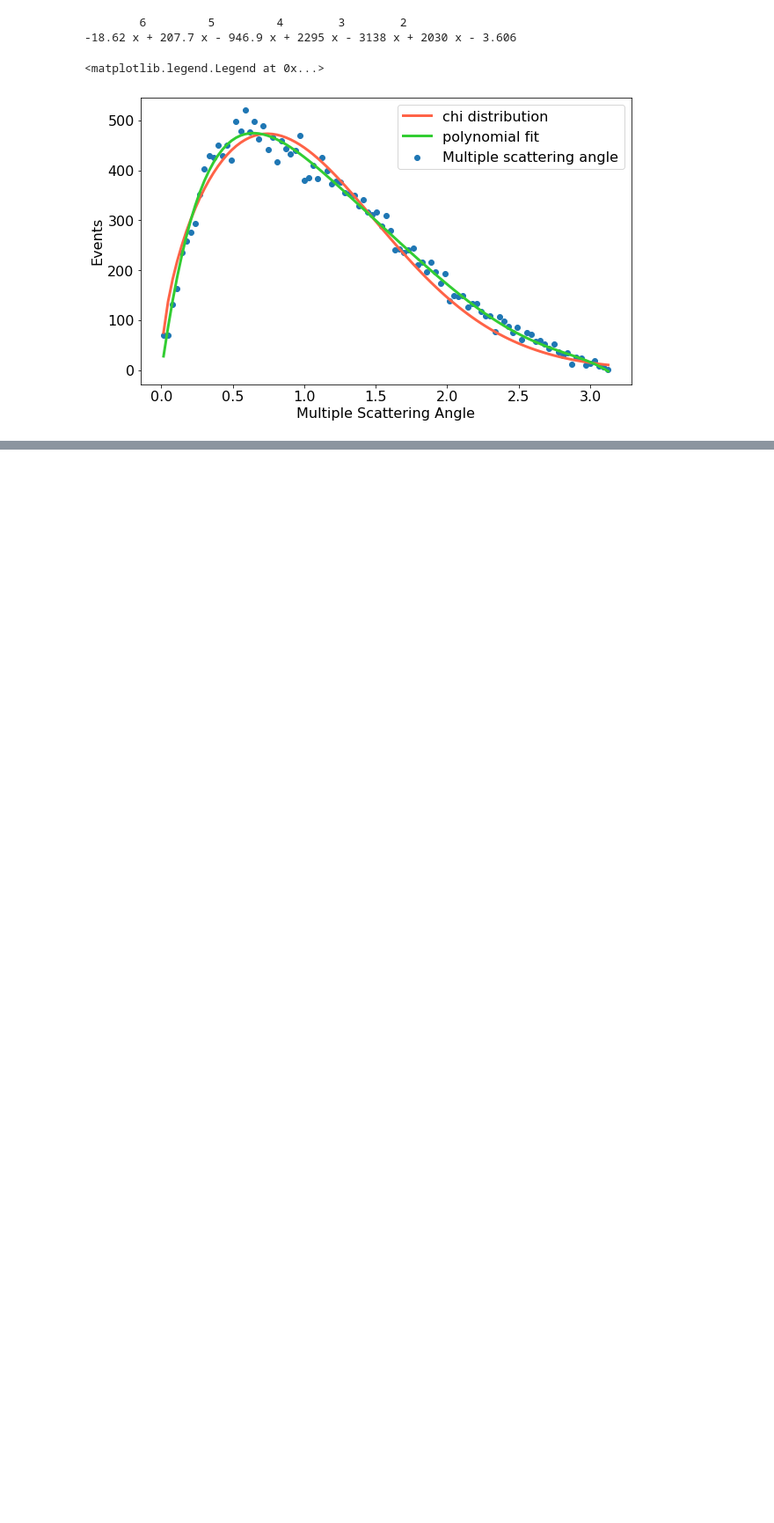
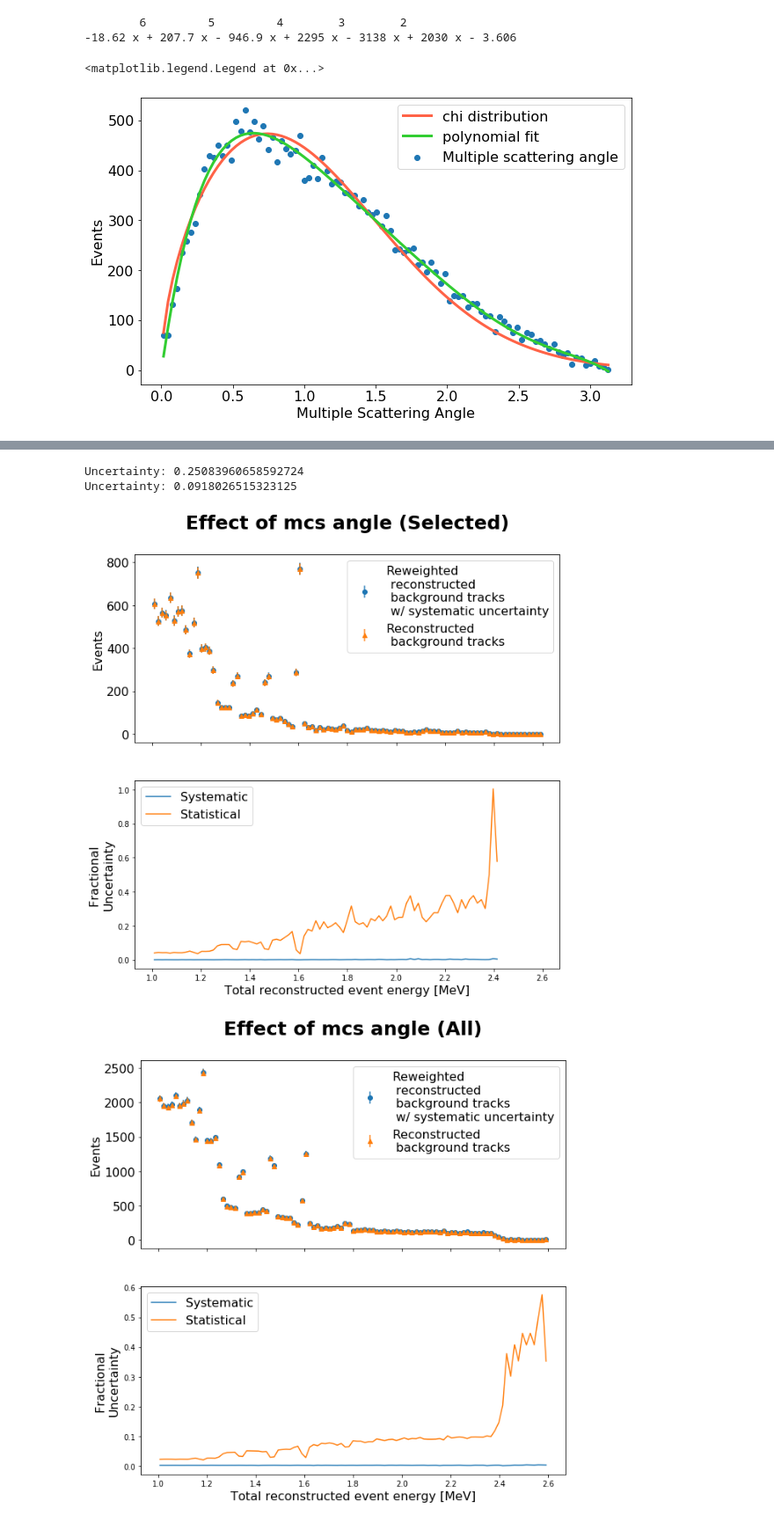
Before and after one commit to k-woodruff/bb2nu, a Jupyter notebook: bb2nu_BG_distribution.ipynb, the cells around one changed output, grey strips where cells are left out. Shown at 88% size. Saved outputs shown, nothing was run; the diff lists cells and outputs as text; code cells hidden in the pictures; blank space fills up the shorter version.

```diff
--- a/bb2nu_BG_distribution.ipynb
+++ b/bb2nu_BG_distribution.ipynb
@@ -435,38 +483,0 @@ Time Elapsed: 506.59892460000003
-# %%
-fig, ax = plt.subplots(nrows=2, figsize=(10,10), sharex=True, gridspec_kw={'height_ratios': [1, 1]})
-
-ebins = np.linspace(1,2.6,100)
-bin_centers = (ebins[1:] + ebins[:-1])/2
-energy_counts,_ = np.histogram(df_particles_selection['reco_energy'], bins=ebins)
-
-#Creating matrices for the total and average histogram counts
-energy_counts_reweight_all = np.zeros((sample_size,len(energy_counts)))
-energy_counts_reweight = np.zeros(len(energy_counts))
-
-#For loop that stores the histogram values for the counts into the previously created matrices
-for i in range(0,sample_size):
-    energy_counts_reweight_hist,_ = np.histogram(df_particles_selection['reco_energy'], bins=ebins, weights=weight_all[i])
-    energy_counts_reweight_all[i] = energy_counts_reweight_hist
-
-#Calcluates the average of all the values and stores that into the energy_counts_reweight matrix
-energy_counts_reweight = energy_counts_reweight_all.mean(0)
-#Calculates the standard deviation of the calculated values and the sqrt of the counts for the total error
-yerr_tot = energy_counts_reweight_all.std(0) + np.sqrt(energy_counts_reweight)
-
-# Reweighted Counts
-ax[0].errorbar(bin_centers, energy_counts_reweight, yerr=yerr_tot, fmt='o', label='Reweighted\n reconstructed\n background tracks\n w/ systematic uncertainty');
-#Original counts - Not Reweighted
-ax[0].errorbar(bin_centers, energy_counts, yerr=np.sqrt(energy_counts), fmt='^', label='Reconstructed\n background tracks');
-
-ax[1].plot(bin_centers, energy_counts_reweight_all.std(0)/energy_counts_reweight, label='Systematic')
-ax[1].plot(bin_centers, np.sqrt(energy_counts_reweight_all.mean(0))/energy_counts_reweight_all.mean(0), label='Statistical')
-
-ax[1].set_xlabel('Total reconstructed event energy [MeV]', fontsize=16)
-ax[0].set_ylabel('Events', fontsize=16)
-ax[1].set_ylabel('Fractional \nUncertainty', fontsize = 16)
-ax[0].tick_params(which='major', axis='both', labelsize=16)
-
-ax[0].legend(loc='upper right', fontsize=16)
-ax[1].legend(loc='upper left', fontsize=16)
-
-print('Uncertainty:', yerr_tot[70]/energy_counts_reweight[70])
@@ -610,0 +630,8 @@ See the caveats in the documentation: http://pandas.pydata.org/pandas-docs/stabl
+# %%
+eplot(df_particles_selection['reco_energy'], weight_mcs_all_selection, sample_size, 'mcs angle (Selected)')
+eplot(df_particles['reco_energy'], weight_mcs_all, sample_size, 'mcs angle (All)')
+# %% [output]
+Uncertainty: 0.25083960658592724
+Uncertainty: 0.0918026515323125
+[figure, added]
+[figure, added]
```
Also changed, not shown: parts of 8 cells of this notebook.
